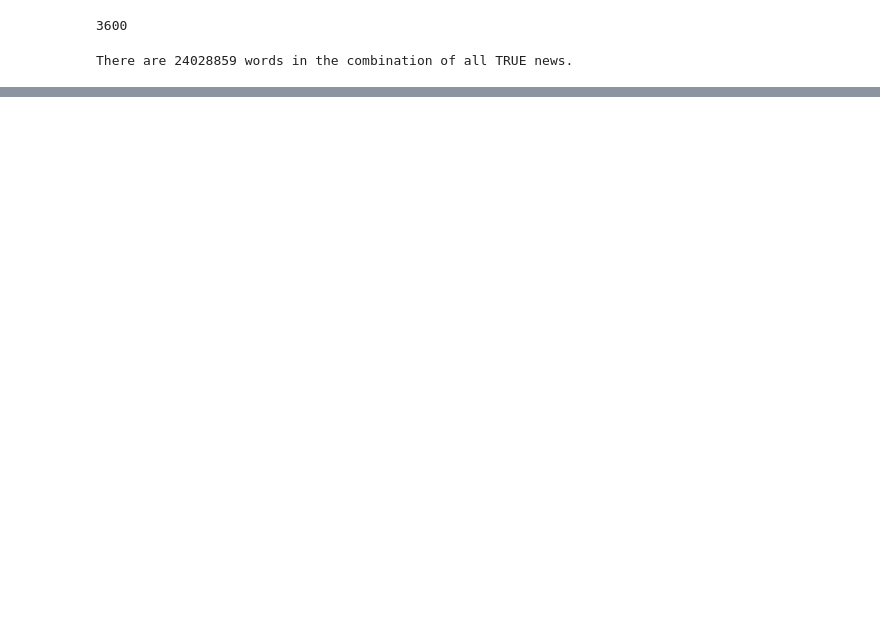
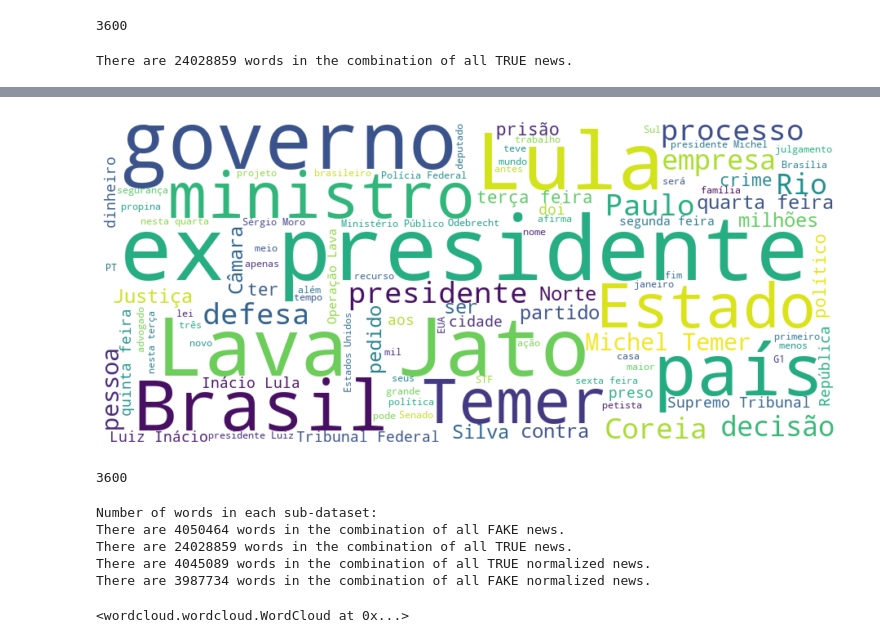
Before and after one commit to brauliotegui/FAKE, a Jupyter notebook: EDA_2.ipynb, the cells around one changed output, grey strips where cells are left out. Drawn from its saved outputs; the diff is of its cells as text; code cells hidden in the pictures; blank space fills up the shorter version.

```diff
--- a/EDA_2.ipynb
+++ b/EDA_2.ipynb
@@ -120,0 +102,17 @@ plt.show()
+# %%
+# Get all the TRUE truncated news text files into a list -- TRUE_normalized
+TRUE_normalized = []
+#use full texts (not normalized, truncated) for testing difference
+dir3 = 'Data/size_normalized_texts/true/'
+list_files = os.listdir(dir3)
+number_files = len(list_files)
+# %%
+for i in range(number_files):
+        title = list_files[i]
+
+        with open(dir3 + title,'r') as reader:
+            doc = reader.read()
+            doc.lower()
+            doc.split()
+            reader.close
+            TRUE_normalized.append(doc)
@@ -120,0 +128,13 @@ plt.show()
+# %%
+# Generate a word cloud image
+wordcloud3 = WordCloud(stopwords=stopwords, max_words=100, background_color="white", width=900, height=400).generate(text3)
+# %%
+# Display the generated image:
+# the matplotlib way:
+plt.figure(figsize=(14,6))
+
+plt.imshow(wordcloud3, interpolation='bilinear')
+plt.axis("off")
+plt.show()
+# %% [output]
+[figure, added]
@@ -120,0 +158,24 @@ plt.show()
+# %%
+len(FAKE_normalized)
+# %% [output]
+3600
+# %%
+text4 = " ".join(FAKE_normalized)
+print('Number of words in each sub-dataset:')
+print ("There are {} words in the combination of all FAKE news.".format(len(text)))
+print ("There are {} words in the combination of all TRUE news.".format(len(text2)))
+print ("There are {} words in the combination of all TRUE normalized news.".format(len(text3)))
+print ("There are {} words in the combination of all FAKE normalized news.".format(len(text4)))
+# %% [output]
+Number of words in each sub-dataset:
+There are 4050464 words in the combination of all FAKE news.
+There are 24028859 words in the combination of all TRUE news.
+There are 4045089 words in the combination of all TRUE normalized news.
+There are 3987734 words in the combination of all FAKE normalized news.
+# %%
+# Save the images in the img folder:
+wordcloud1.to_file("LARGEfakenews_wordcloud.png")
+wordcloud2.to_file("LARGErealnews_wordcloud.png")
+wordcloud3.to_file("LARGEreal_truncatednews_wordcloud.png")
+# %% [output]
+<wordcloud.wordcloud.WordCloud at 0x...>
```
Also changed, not shown: parts of 16 cells of this notebook, 8 other files.
